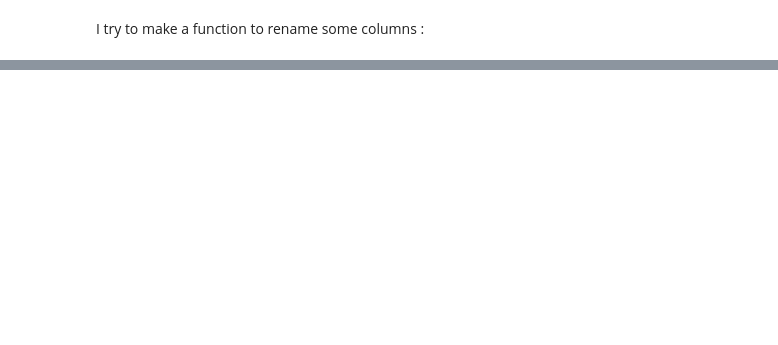
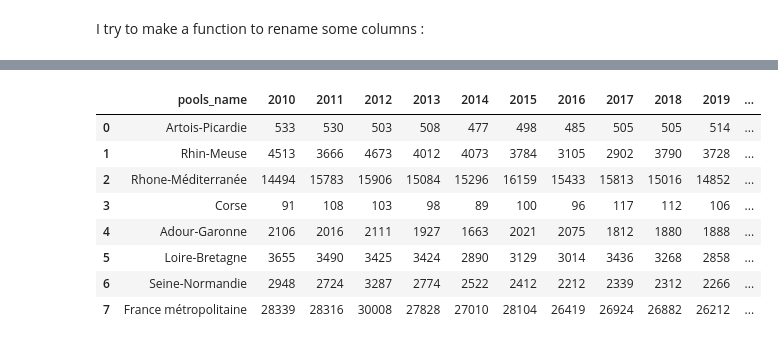
Before and after one commit to Claire540/Mid_project, a Jupyter notebook: notebooks/Project_Water_in_France.ipynb, the cells around one changed output, grey strips where cells are left out. Cells and saved outputs as stored; diff of their text form; code cells hidden in the pictures; blank space fills up the shorter version.

```diff
--- a/notebooks/Project_Water_in_France.ipynb
+++ b/notebooks/Project_Water_in_France.ipynb
@@ -223,0 +430,12 @@ del data1_copy, data2_copy, data3_copy, data4_copy, data5_copy
+# %%
+data2
+# %% [output]
+|  | pools_name | 2010 | 2011 | 2012 | 2013 | 2014 | 2015 | 2016 | 2017 | 2018 | 2019 | ... |
+| 0 | Artois-Picardie | 533 | 530 | 503 | 508 | 477 | 498 | 485 | 505 | 505 | 514 | ... |
+| 1 | Rhin-Meuse | 4513 | 3666 | 4673 | 4012 | 4073 | 3784 | 3105 | 2902 | 3790 | 3728 | ... |
+| 2 | Rhone-Méditerranée | 14494 | 15783 | 15906 | 15084 | 15296 | 16159 | 15433 | 15813 | 15016 | 14852 | ... |
+| 3 | Corse | 91 | 108 | 103 | 98 | 89 | 100 | 96 | 117 | 112 | 106 | ... |
+| 4 | Adour-Garonne | 2106 | 2016 | 2111 | 1927 | 1663 | 2021 | 2075 | 1812 | 1880 | 1888 | ... |
+| 5 | Loire-Bretagne | 3655 | 3490 | 3425 | 3424 | 2890 | 3129 | 3014 | 3436 | 3268 | 2858 | ... |
+| 6 | Seine-Normandie | 2948 | 2724 | 3287 | 2774 | 2522 | 2412 | 2212 | 2339 | 2312 | 2266 | ... |
+| 7 | France métropolitaine | 28339 | 28316 | 30008 | 27828 | 27010 | 28104 | 26419 | 26924 | 26882 | 26212 | ... |
```
Also changed, not shown: parts of 34 cells of this notebook.
